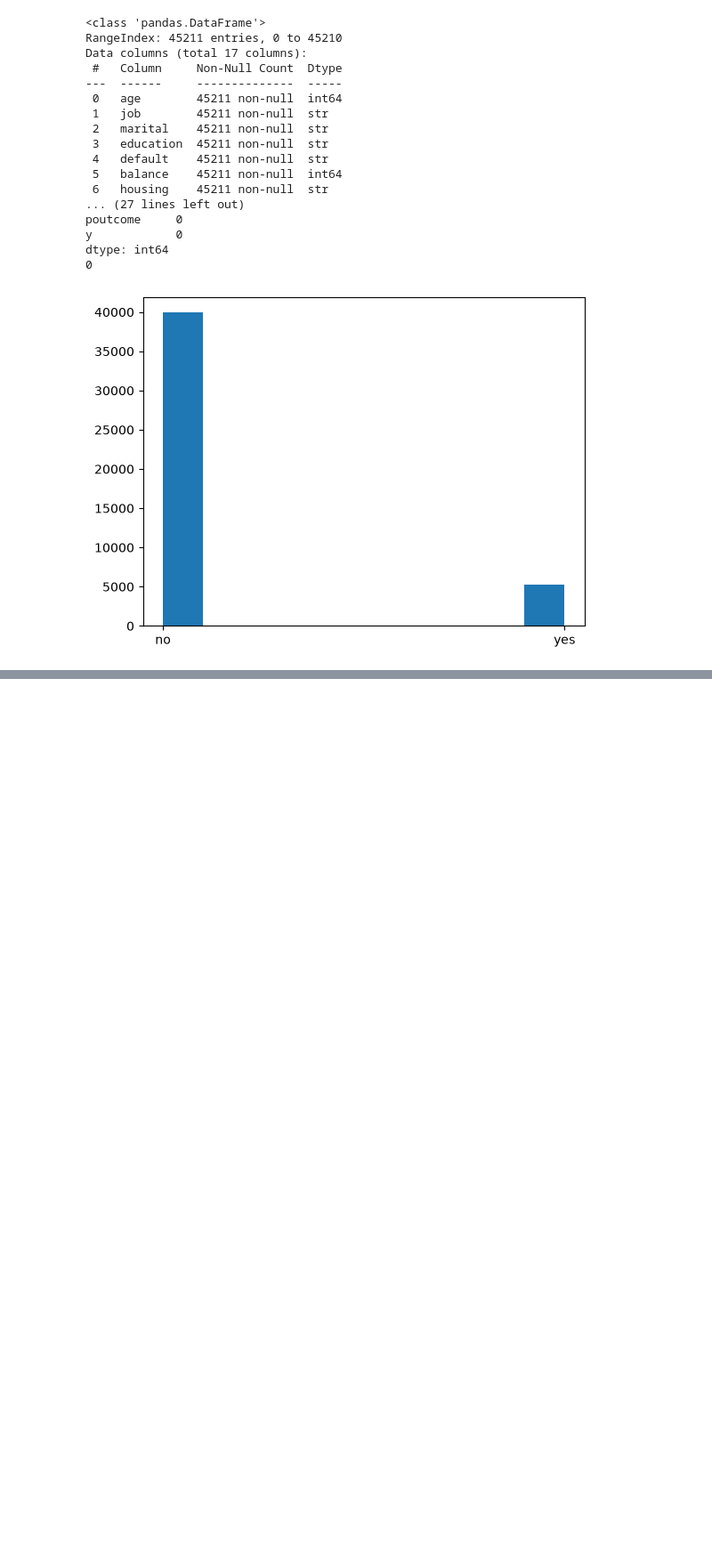
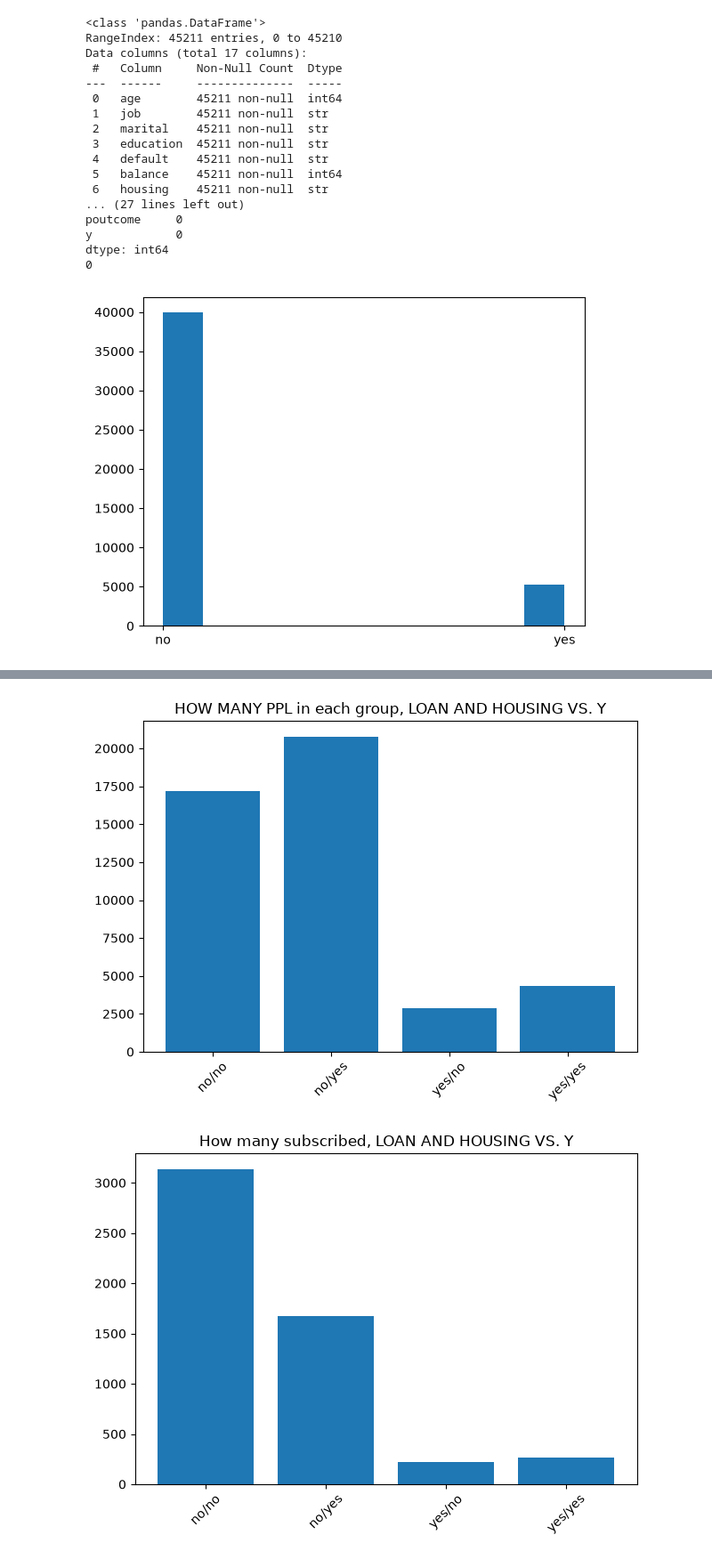
Before and after one commit to skillsharer/nba-practice, a Jupyter notebook: data/explore.ipynb, the cells around one changed output, grey strips where cells are left out. Shown at 89% size. Cells and saved outputs as stored; diff of their text form; code cells hidden in the pictures; blank space fills up the shorter version.

```diff
--- a/data/explore.ipynb
+++ b/data/explore.ipynb
@@ -86,0 +139,12 @@ box_plot(dataset.campaign, dataset.y, "# OF CONTACTS DURING THIS CAMP. vs. Y_TRU
+# %%
+grouped = dataset.groupby(["loan", "housing"])
+rates = grouped["y_numeric"].size()
+categories = ["/".join(r) for r in rates.index]
+categorical_plot(categories, rates.values, "HOW MANY PPL in each group, LOAN AND HOUSING VS. Y")
+
+rates = grouped["y_numeric"].sum()
+categories = ["/".join(r) for r in rates.index]
+categorical_plot(categories, rates.values, "How many subscribed, LOAN AND HOUSING VS. Y")
+# %% [output]
+[figure, added]
+[figure, added]
```
Also changed, not shown: parts of 6 cells of this notebook.
